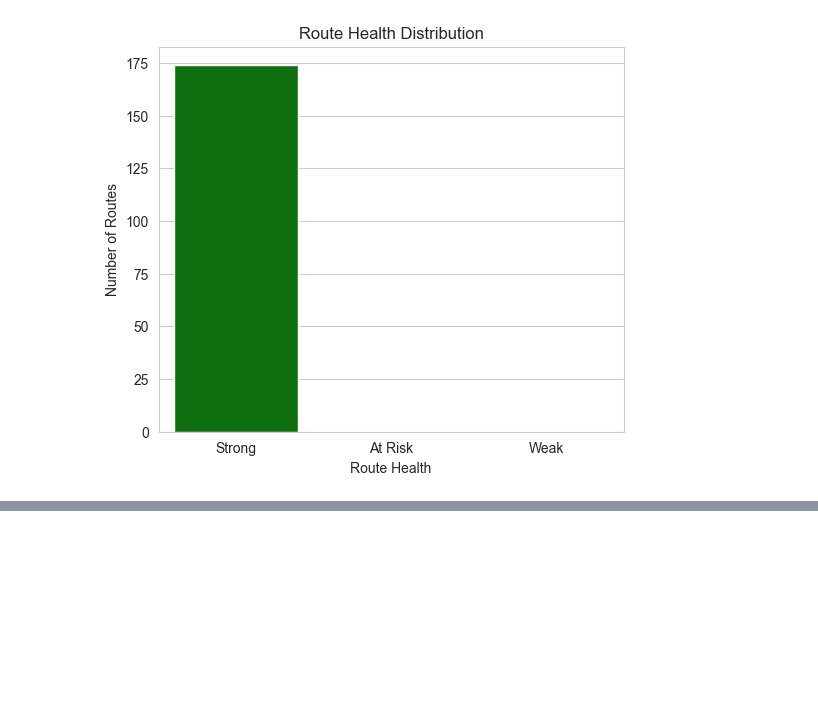
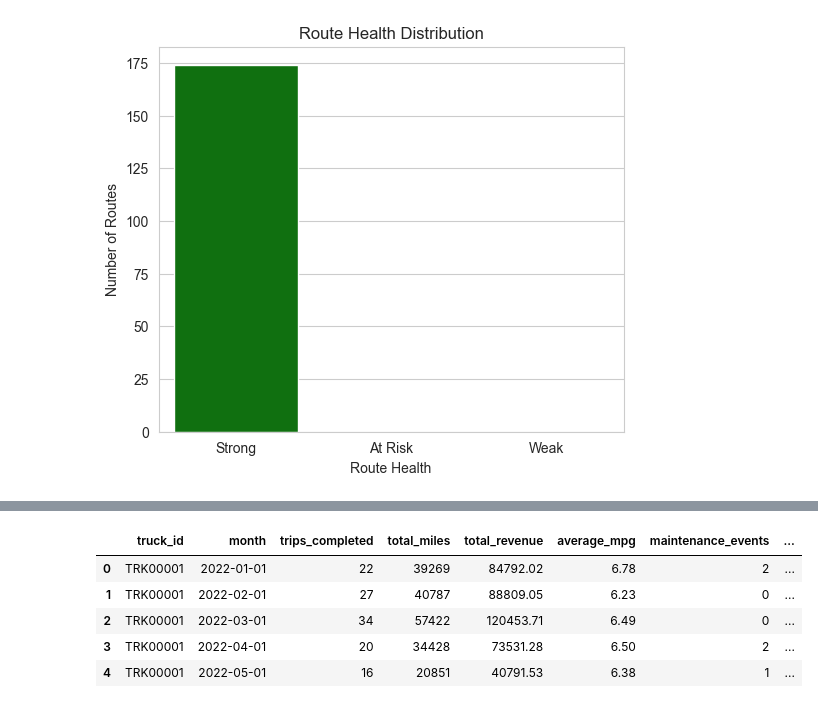
Before and after one commit to amanchaurasia512/Logistic_Operation_Truck_Database, a Jupyter notebook: NoteBook/Logistic_operation_Full_analysis.ipynb, the cells around one changed output, grey strips where cells are left out. Drawn from its saved outputs; the diff is of its cells as text; code cells hidden in the pictures; blank space fills up the shorter version.

```diff
--- a/NoteBook/Logistic_operation_Full_analysis.ipynb
+++ b/NoteBook/Logistic_operation_Full_analysis.ipynb
@@ -1721,0 +1731,9 @@ plt.show()
+# %%
+truck_utilization_metrics_df.head()
+# %% [output]
+|  | truck_id | month | trips_completed | total_miles | total_revenue | average_mpg | maintenance_events | ... |
+| 0 | TRK00001 | 2022-01-01 | 22 | 39269 | 84792.02 | 6.78 | 2 | ... |
+| 1 | TRK00001 | 2022-02-01 | 27 | 40787 | 88809.05 | 6.23 | 0 | ... |
+| 2 | TRK00001 | 2022-03-01 | 34 | 57422 | 120453.71 | 6.49 | 0 | ... |
+| 3 | TRK00001 | 2022-04-01 | 20 | 34428 | 73531.28 | 6.50 | 2 | ... |
+| 4 | TRK00001 | 2022-05-01 | 16 | 20851 | 40791.53 | 6.38 | 1 | ... |
```
Also changed, not shown: parts of 11 cells of this notebook, 4 other files.
